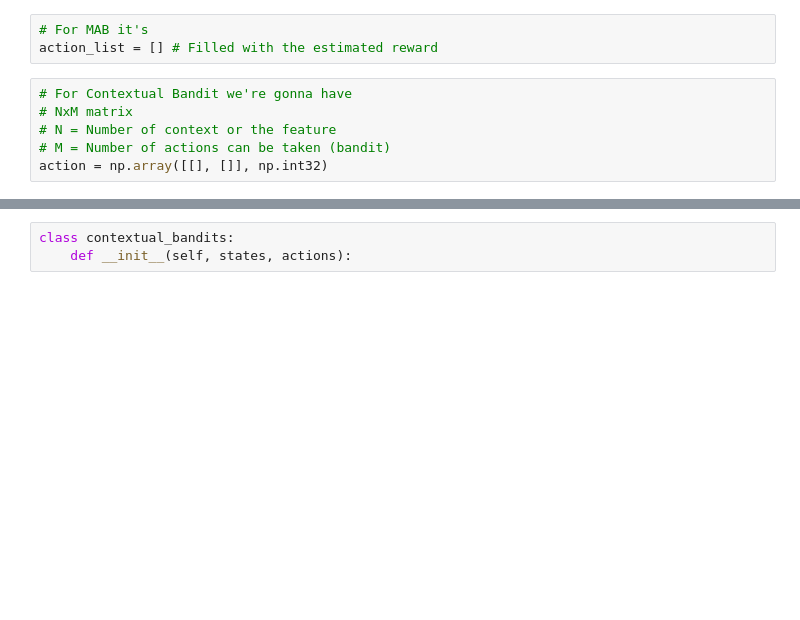
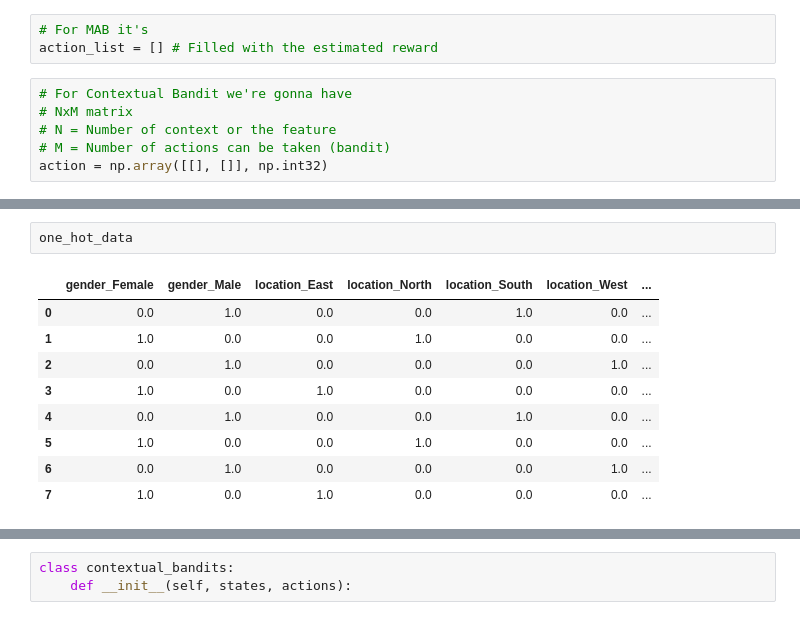
Before and after one commit to ReinerJasin/Multi-Armed-Bandit, a Jupyter notebook: contextual_bandit.ipynb, the cells around one changed output, grey strips where cells are left out. Cells and saved outputs as stored; diff of their text form; blank space fills up the shorter version.

```diff
--- a/contextual_bandit.ipynb
+++ b/contextual_bandit.ipynb
@@ -517,0 +539,12 @@ data
+# %%
+one_hot_data
+# %% [output]
+|  | gender_Female | gender_Male | location_East | location_North | location_South | location_West | ... |
+| 0 | 0.0 | 1.0 | 0.0 | 0.0 | 1.0 | 0.0 | ... |
+| 1 | 1.0 | 0.0 | 0.0 | 1.0 | 0.0 | 0.0 | ... |
+| 2 | 0.0 | 1.0 | 0.0 | 0.0 | 0.0 | 1.0 | ... |
+| 3 | 1.0 | 0.0 | 1.0 | 0.0 | 0.0 | 0.0 | ... |
+| 4 | 0.0 | 1.0 | 0.0 | 0.0 | 1.0 | 0.0 | ... |
+| 5 | 1.0 | 0.0 | 0.0 | 1.0 | 0.0 | 0.0 | ... |
+| 6 | 0.0 | 1.0 | 0.0 | 0.0 | 0.0 | 1.0 | ... |
+| 7 | 1.0 | 0.0 | 1.0 | 0.0 | 0.0 | 0.0 | ... |
```
Also changed, not shown: parts of 14 cells of this notebook.
